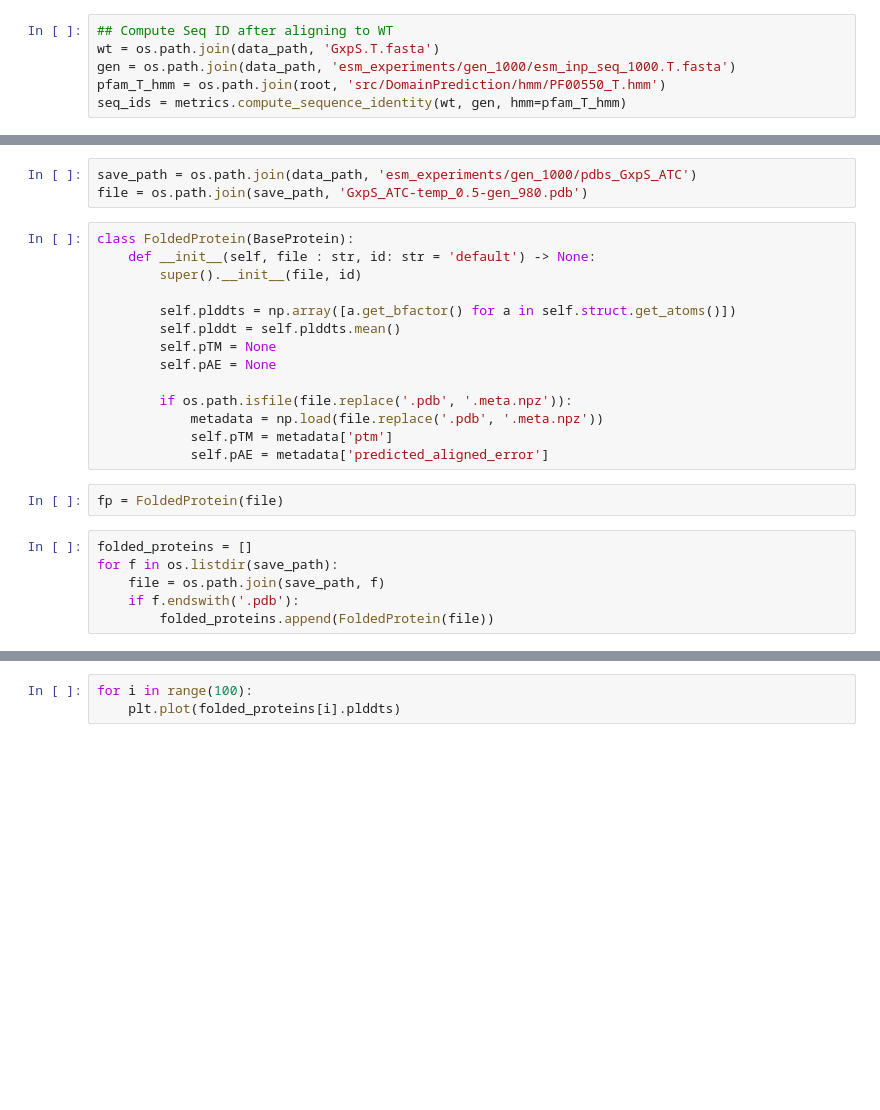
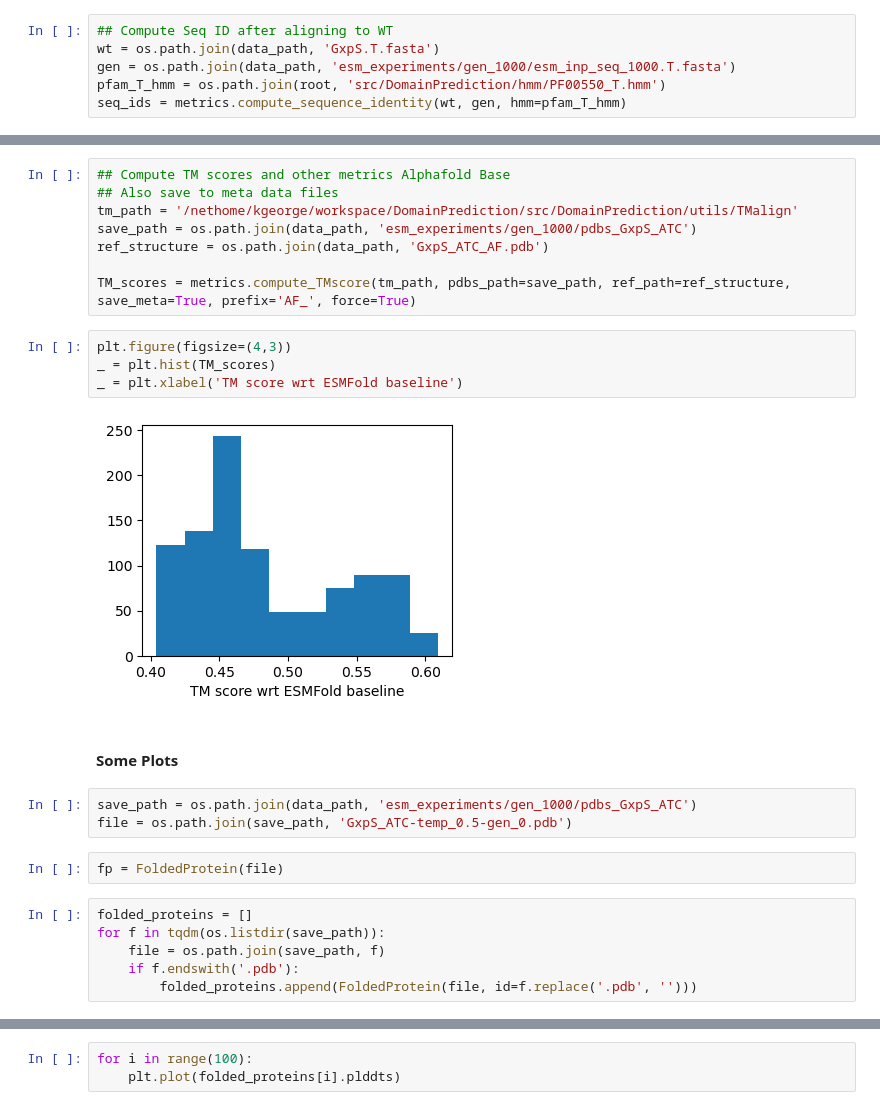
Before and after one commit to kevingeo11/DomainPrediction, a Jupyter notebook: src/notebooks/tutorial_base_functinality.ipynb, the cells around one changed output, grey strips where cells are left out. Drawn from its saved outputs; the diff is of its cells as text; blank space fills up the shorter version.

```diff
--- a/src/notebooks/tutorial_base_functinality.ipynb
+++ b/src/notebooks/tutorial_base_functinality.ipynb
@@ -76,28 +99,30 @@ _ = plt.xlabel('-log(E value)')
+# %%
+## Compute TM scores and other metrics Alphafold Base
+## Also save to meta data files
+tm_path = '/nethome/kgeorge/workspace/DomainPrediction/src/DomainPrediction/utils/TMalign'
+save_path = os.path.join(data_path, 'esm_experiments/gen_1000/pdbs_GxpS_ATC')
+ref_structure = os.path.join(data_path, 'GxpS_ATC_AF.pdb')
+
+TM_scores = metrics.compute_TMscore(tm_path, pdbs_path=save_path, ref_path=ref_structure, save_meta=True, prefix='AF_', force=True)
+# %%
+plt.figure(figsize=(4,3))
+_ = plt.hist(TM_scores)
+_ = plt.xlabel('TM score wrt ESMFold baseline')
+# %% [output]
+[figure, added]
+# %% [markdown]
+#### Some Plots
 # %%
 save_path = os.path.join(data_path, 'esm_experiments/gen_1000/pdbs_GxpS_ATC')
-file = os.path.join(save_path, 'GxpS_ATC-temp_0.5-gen_980.pdb')
+file = os.path.join(save_path, 'GxpS_ATC-temp_0.5-gen_0.pdb')
-# %%
-class FoldedProtein(BaseProtein):
-    def __init__(self, file : str, id: str = 'default') -> None:
-        super().__init__(file, id)
-
-        self.plddts = np.array([a.get_bfactor() for a in self.struct.get_atoms()])
-        self.plddt = self.plddts.mean()
-        self.pTM = None
-        self.pAE = None
-
-        if os.path.isfile(file.replace('.pdb', '.meta.npz')):
-            metadata = np.load(file.replace('.pdb', '.meta.npz'))
-            self.pTM = metadata['ptm']
-            self.pAE = metadata['predicted_aligned_error']
 # %%
 fp = FoldedProtein(file)
 # %%
 folded_proteins = []
-for f in os.listdir(save_path):
+for f in tqdm(os.listdir(save_path)):
     file = os.path.join(save_path, f)
     if f.endswith('.pdb'):
-        folded_proteins.append(FoldedProtein(file))
+        folded_proteins.append(FoldedProtein(file, id=f.replace('.pdb', '')))
 # %%
 ## pLDDT and pTM scores
 fig, ax = plt.subplots(nrows=1, ncols=3, figsize=(12,3))
```
Also changed, not shown: parts of 17 cells of this notebook, 11 other files.
